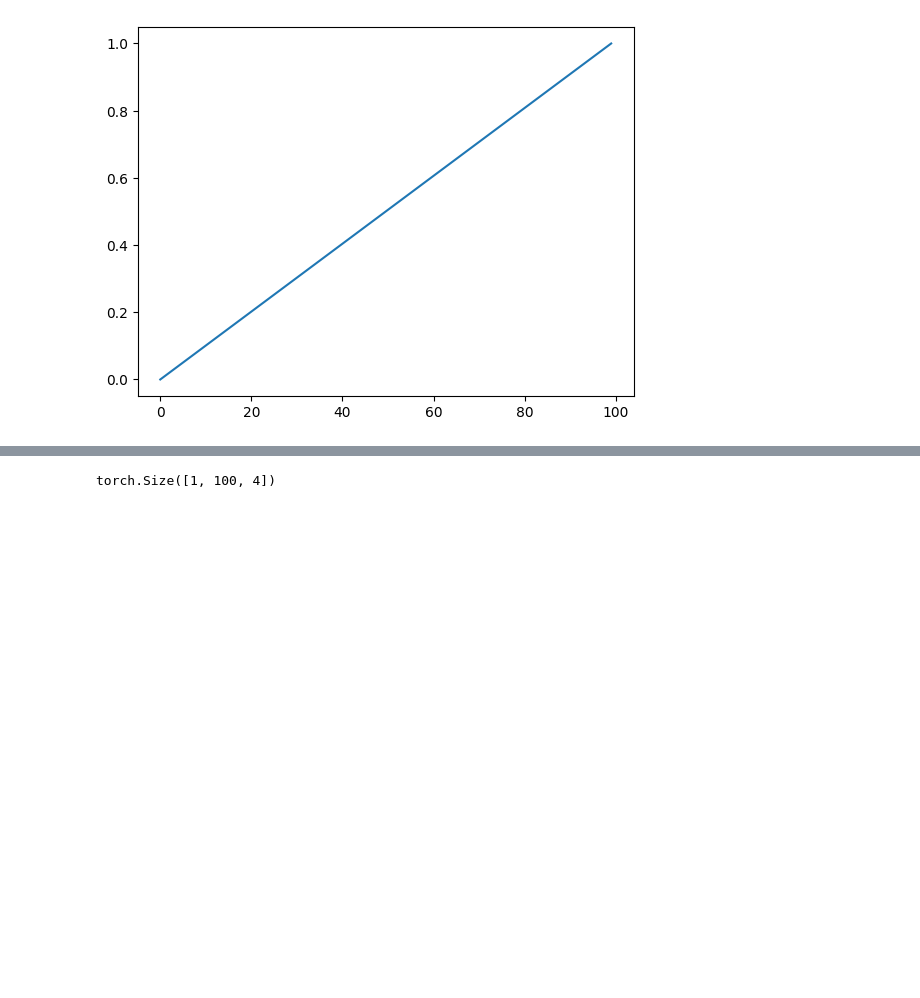
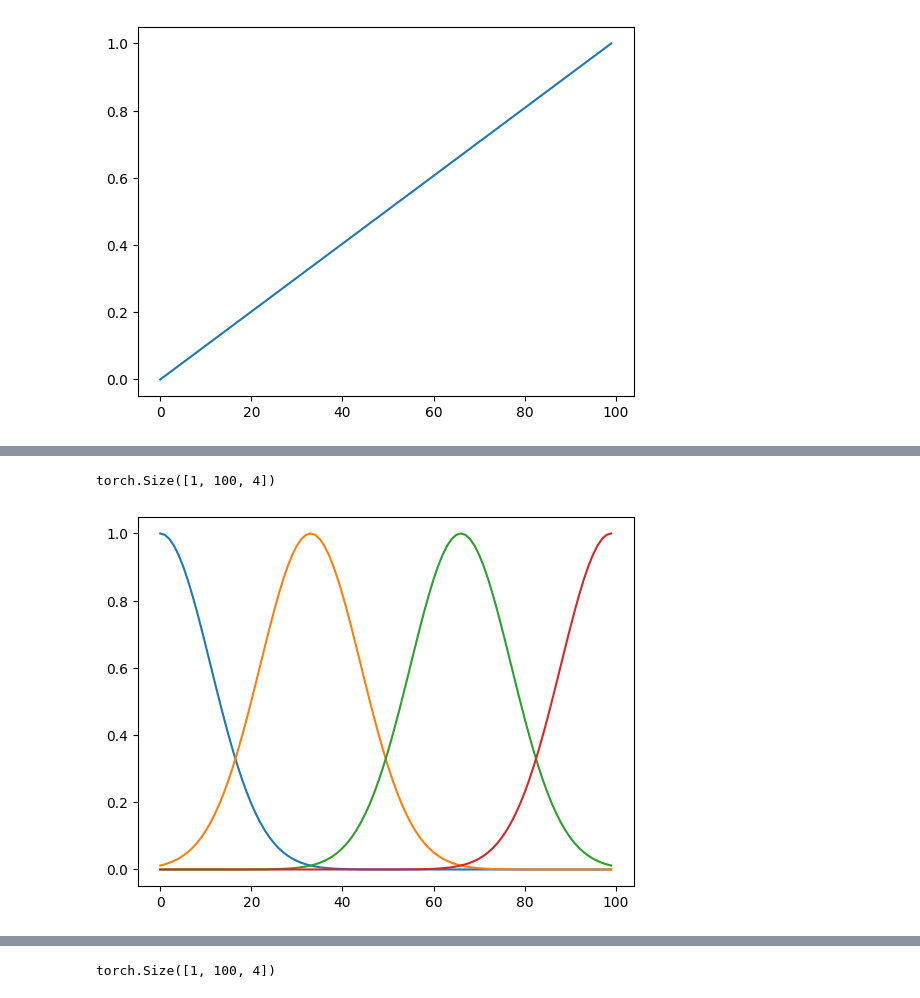
Before and after one commit to clement-chupin/BenchNeuralNework, a Jupyter notebook: layer_plot.ipynb, the cells around one changed output, grey strips where cells are left out. Saved outputs shown, nothing was run; the diff lists cells and outputs as text; code cells hidden in the pictures; blank space fills up the shorter version.

```diff
--- a/layer_plot.ipynb
+++ b/layer_plot.ipynb
@@ -57,2 +54,9 @@ torch.Size([1, 100])
 torch.Size([1, 100, 4])
 [figure]
+# %%
+layer = FeatureExtractorLayer.gaussian_base
+layer = layer(size_ttt,4,1.0,"cpu",True)
+test_layer(layer)
+# %% [output]
+torch.Size([1, 100, 4])
+[figure, added]
```
Also changed, not shown: parts of 9 cells of this notebook, 6 other files.
